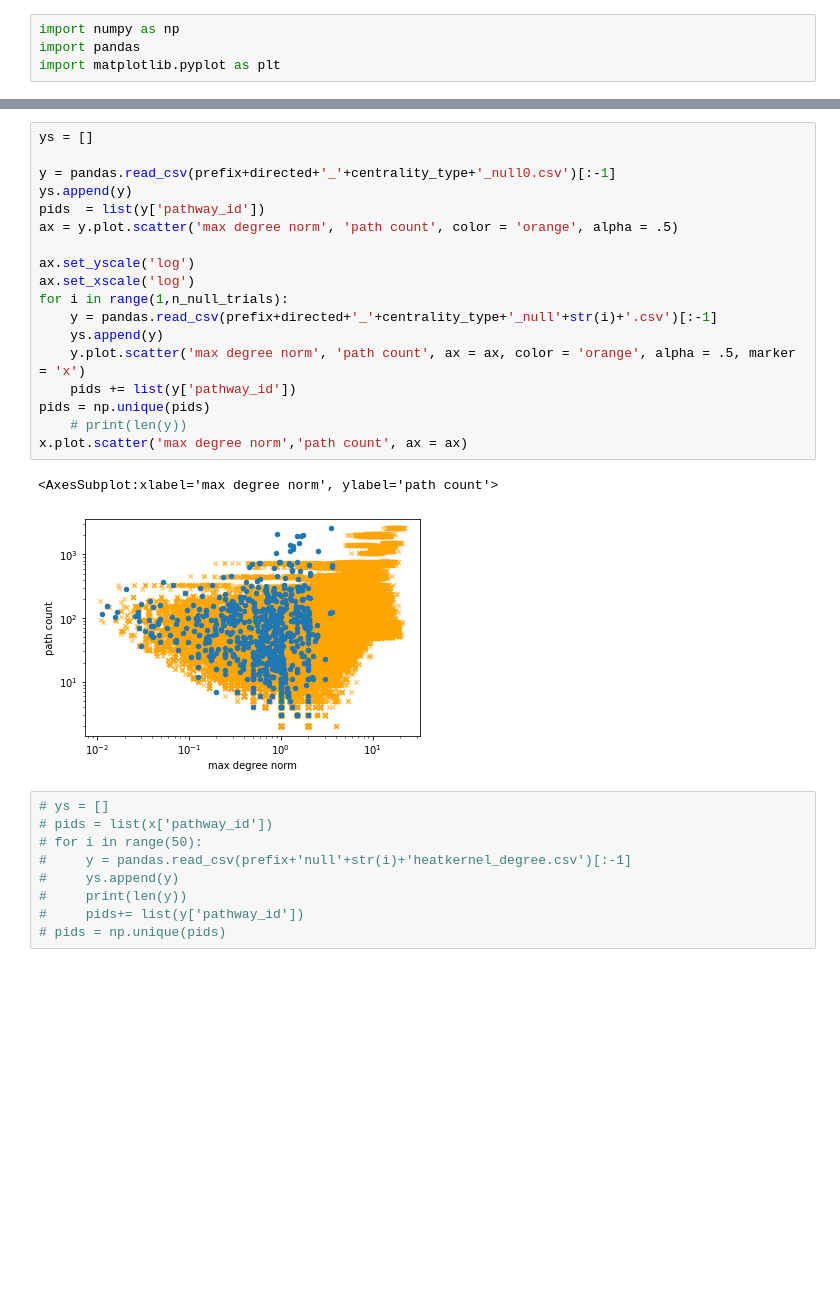
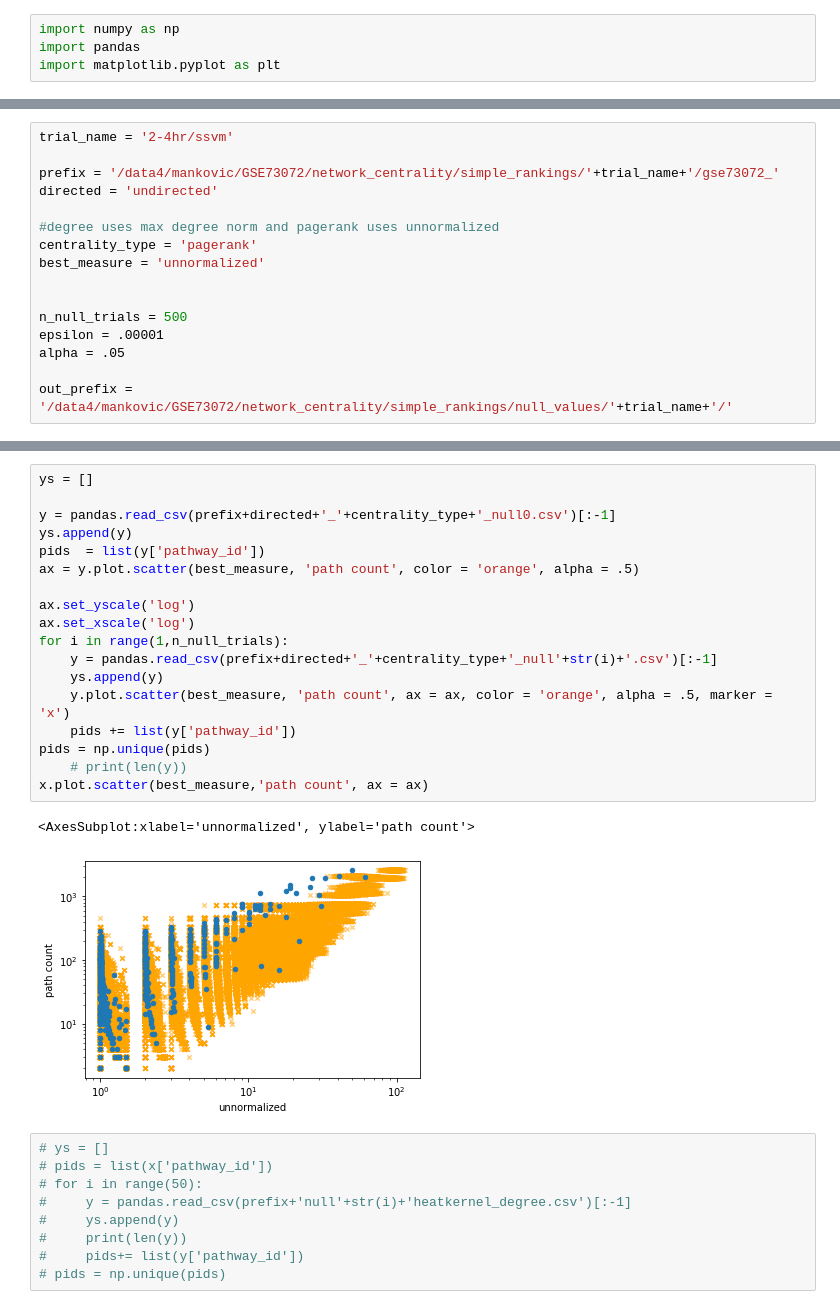
Before and after one commit to nmank/GradCourses, a Jupyter notebook: GSE_null_values.ipynb, the cells around one changed output, grey strips where cells are left out. Drawn from its saved outputs; the diff is of its cells as text; blank space fills up the shorter version.

```diff
--- a/GSE_null_values.ipynb
+++ b/GSE_null_values.ipynb
@@ -14,3 +5,19 @@ alpha = .05
+# %%
+trial_name = '2-4hr/ssvm'
+
+prefix = '/data4/mankovic/GSE73072/network_centrality/simple_rankings/'+trial_name+'/gse73072_'
+directed = 'undirected'
+
+#degree uses max degree norm and pagerank uses unnormalized
+centrality_type = 'pagerank'
+best_measure = 'unnormalized'
+
+
+n_null_trials = 500
+epsilon = .00001
+alpha = .05
+
+out_prefix = '/data4/mankovic/GSE73072/network_centrality/simple_rankings/null_values/'+trial_name+'/'
 # %%
 x = pandas.read_csv(prefix+directed+'_'+centrality_type+'.csv')[:-1]
 x
@@ -31,24 +38,24 @@ x
 # %%
 ys = []
 
 y = pandas.read_csv(prefix+directed+'_'+centrality_type+'_null0.csv')[:-1]
 ys.append(y)
 pids  = list(y['pathway_id'])
-ax = y.plot.scatter('max degree norm', 'path count', color = 'orange', alpha = .5)
+ax = y.plot.scatter(best_measure, 'path count', color = 'orange', alpha = .5)
 
 ax.set_yscale('log')
 ax.set_xscale('log')
 for i in range(1,n_null_trials):
     y = pandas.read_csv(prefix+directed+'_'+centrality_type+'_null'+str(i)+'.csv')[:-1]
     ys.append(y)
-    y.plot.scatter('max degree norm', 'path count', ax = ax, color = 'orange', alpha = .5, marker = 'x')
+    y.plot.scatter(best_measure, 'path count', ax = ax, color = 'orange', alpha = .5, marker = 'x')
     pids += list(y['pathway_id'])
 pids = np.unique(pids)
     # print(len(y))
-x.plot.scatter('max degree norm','path count', ax = ax)
+x.plot.scatter(best_measure,'path count', ax = ax)
 # %% [output]
-<AxesSubplot:xlabel='max degree norm', ylabel='path count'>
+<AxesSubplot:xlabel='unnormalized', ylabel='path count'>
-[figure, old version]
+[figure, new version]
 # %%
 # ys = []
 # pids = list(x['pathway_id'])
```
Also changed, not shown: parts of 9 cells of this notebook, 3 other files.
